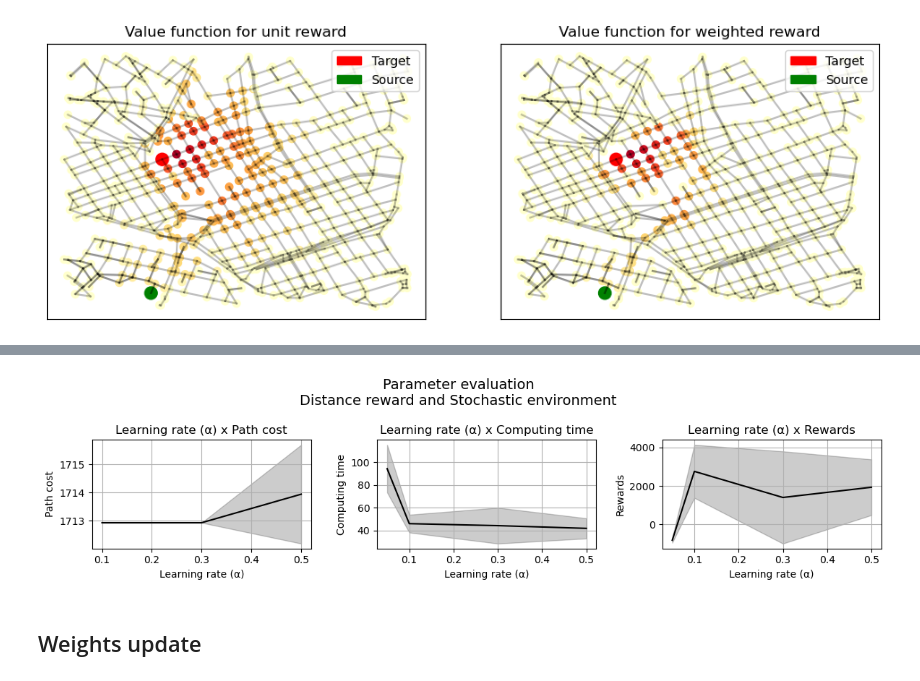
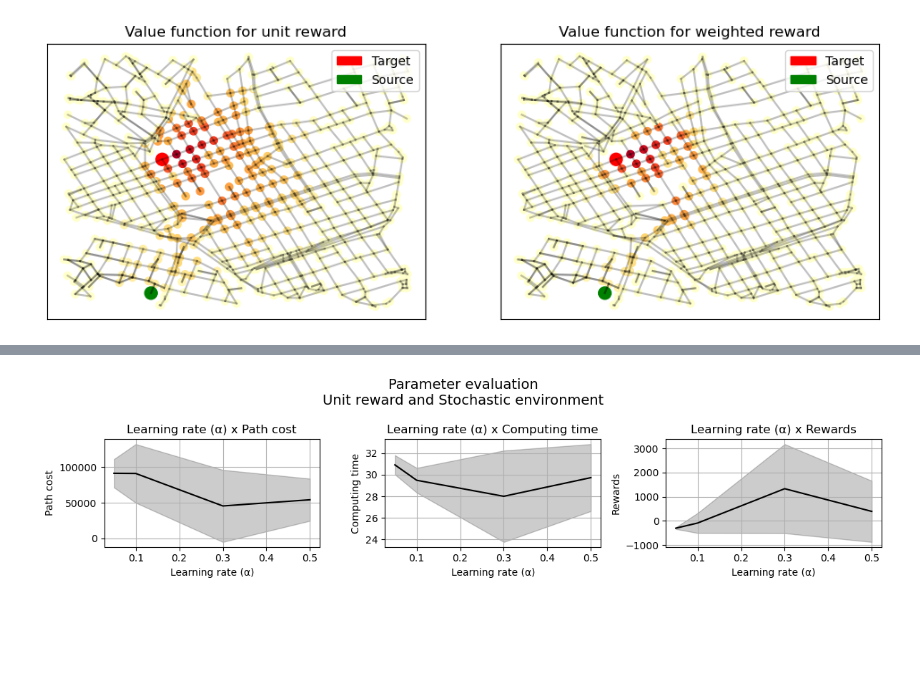
Before and after one commit to vivirodrigues/RL_Routing, a Jupyter notebook: QLearning/Model_QLearning.ipynb, the cells around one changed output, grey strips where cells are left out. Saved outputs shown, nothing was run; the diff lists cells and outputs as text; code cells hidden in the pictures; blank space fills up the shorter version.

```diff
--- a/QLearning/Model_QLearning.ipynb
+++ b/QLearning/Model_QLearning.ipynb
@@ -683,14 +883,25 @@ def experiment_handler3(seeds, env, fixed_agent_params, testing_agent_param):
 def analysis_results3(reward_method, env_method):
     results_lr = pd.read_json(f"results/func_{reward_method}_{env_method}_lr.json")
     results_lr["rewards"] = results_lr.rewards.apply(np.mean)
+    results_lr_agg = []
+    lr_values = results_lr.learning_rate.unique()
+    for lr in lr_values:
+        results_lr_filter = results_lr[results_lr.learning_rate == lr]
+        # calculate median, 1q and 3q from each column
+        results_lr_agg.append({
+            "learning_rate" : lr,
+            "cost_median" : np.median(results_lr_filter.cost),
+            "cost_1q" : np.quantile(results_lr_filter.cost, 0.25),
+            "cost_3q" : np.quantile(results_lr_filter.cost, 0.75),
+            "time_median" : np.median(results_lr_filter.time),
+            "time_1q" : np.quantile(results_lr_filter.time, 0.25),
+            "time_3q" : np.quantile(results_lr_filter.time, 0.75),
+            "rewards_median" : np.median(results_lr_filter.rewards),
+            "rewards_1q" : np.quantile(results_lr_filter.rewards, 0.25),
+            "rewards_3q" : np.quantile(results_lr_filter.rewards, 0.75),
+        })
 
-    results_lr = results_lr.groupby("learning_rate").agg({
-        "cost" : ["mean", "std"],
-        "time" : ["mean", "std"],
-        "rewards" : ["mean", "std"]
-    })
-    results_lr.columns = ["_".join(col) for col in results_lr.columns]
-    results_lr = results_lr.reset_index()
+    results_lr_agg = pd.DataFrame(results_lr_agg)
 
     better_names = {
         "unit" : "Unit",
@@ -699,7 +910,7 @@ def analysis_results3(reward_method, env_method):
         "stochastic" : "Stochastic",
         "distance" : "Distance"
     }
-    plot_results_experiments2(results_lr, f"Parameter evaluation\n{better_names[reward_method]} reward and {better_names[env_method]} environment")
+    plot_results_experiments2(results_lr_agg, f"Parameter evaluation\n{better_names[reward_method]} reward and {better_names[env_method]} environment")
 
 def plot_results_experiments2(results_lr, title):
     """Plot the results of the experiments varying learning rate and gamma.
@@ -721,11 +932,11 @@ def plot_results_experiments2(results_lr, title):
         "gamma" : "Discount factor (γ)",
     }
     def plot_line_plot_err(df, param, cost, ax):
-        ax.plot(df[param], df[f"{cost}_mean"], color = "black")
+        ax.plot(df[param], df[f"{cost}_median"], color = "black")
         ax.fill_between(
             df[param],
-            df[f"{cost}_mean"] - df[f"{cost}_std"],
-            df[f"{cost}_mean"] + df[f"{cost}_std"],
+            df[f"{cost}_1q"],
+            df[f"{cost}_3q"],
             color = "black",
             alpha = 0.2
         )
@@ -798,6 +991,4 @@ analysis_results3("weighted", "deterministic")
 # %%
-analysis_results3("distance", "stochastic")
+analysis_results3("unit", "stochastic")
 # %% [output]
-[figure, old version]
+[figure, new version]
-# %% [markdown]
-## Weights update
```
Also changed, not shown: parts of 32 cells of this notebook, 6 other files.
